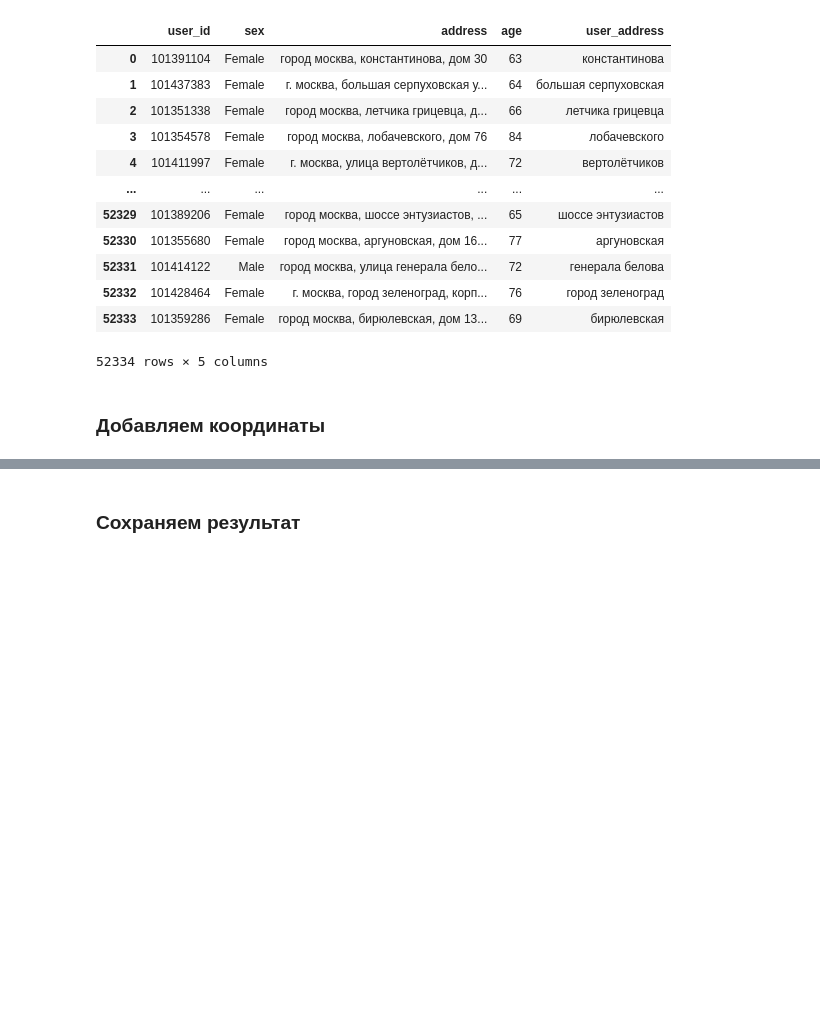
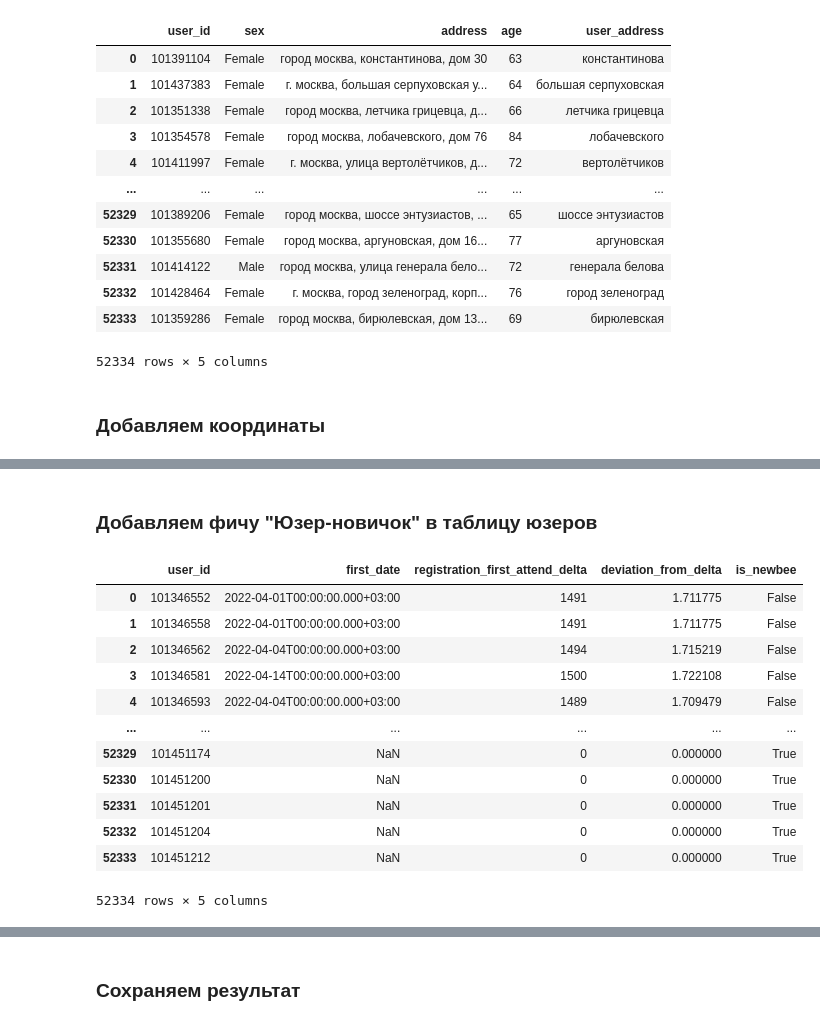
Before and after one commit to AlexHLinS/ezee_may_2003, a Jupyter notebook: ds/_user_make_features.ipynb, the cells around one changed output, grey strips where cells are left out. Drawn from its saved outputs; the diff is of its cells as text; code cells hidden in the pictures; blank space fills up the shorter version.

```diff
--- a/ds/_user_make_features.ipynb
+++ b/ds/_user_make_features.ipynb
@@ -105,0 +120,25 @@ display(df_users)
+# %% [markdown]
+### Добавляем фичу "Юзер-новичок" в таблицу юзеров
+# %%
+df_users_newbee = pd.read_csv('users_is_newbee_feature_added.csv', encoding='utf-8')
+df_users_newbee.rename(columns={'уникальный номер':'user_id',
+                                "min(дата занятия)":'first_date',
+                                'дельта регистрации и первого занятия дней':'registration_first_attend_delta',
+                                'отклоние от медианы дельты':'deviation_from_delta'},
+                      inplace=True)
+df_users_newbee = df_users_newbee[['user_id','first_date','registration_first_attend_delta','deviation_from_delta','is_newbee']]
+display(df_users_newbee)
+# %% [output]
+|  | user_id | first_date | registration_first_attend_delta | deviation_from_delta | is_newbee |
+| 0 | 101346552 | 2022-04-01T00:00:00.000+03:00 | 1491 | 1.711775 | False |
+| 1 | 101346558 | 2022-04-01T00:00:00.000+03:00 | 1491 | 1.711775 | False |
+| 2 | 101346562 | 2022-04-04T00:00:00.000+03:00 | 1494 | 1.715219 | False |
+| 3 | 101346581 | 2022-04-14T00:00:00.000+03:00 | 1500 | 1.722108 | False |
+| 4 | 101346593 | 2022-04-04T00:00:00.000+03:00 | 1489 | 1.709479 | False |
+| ... | ... | ... | ... | ... | ... |
+| 52329 | 101451174 | NaN | 0 | 0.000000 | True |
+| 52330 | 101451200 | NaN | 0 | 0.000000 | True |
+| 52331 | 101451201 | NaN | 0 | 0.000000 | True |
+| 52332 | 101451204 | NaN | 0 | 0.000000 | True |
+| 52333 | 101451212 | NaN | 0 | 0.000000 | True |
+52334 rows × 5 columns
```
Also changed, not shown: parts of 2 cells of this notebook, 2 other files.
